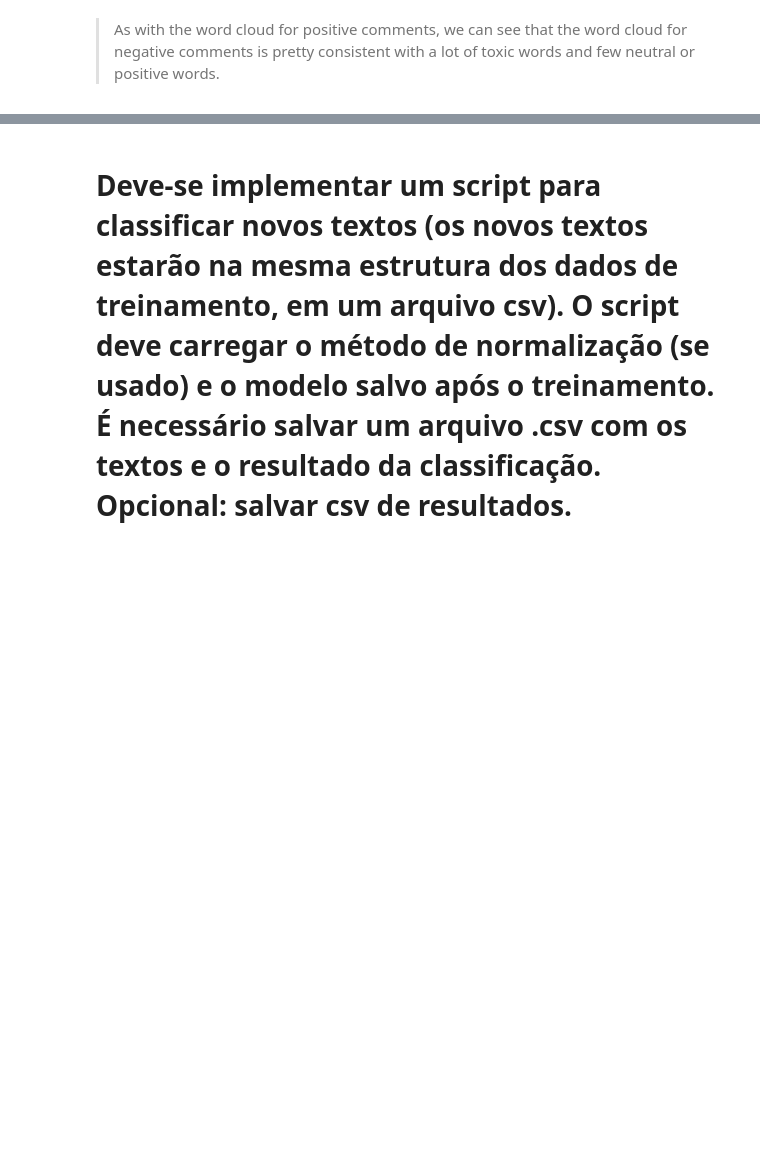
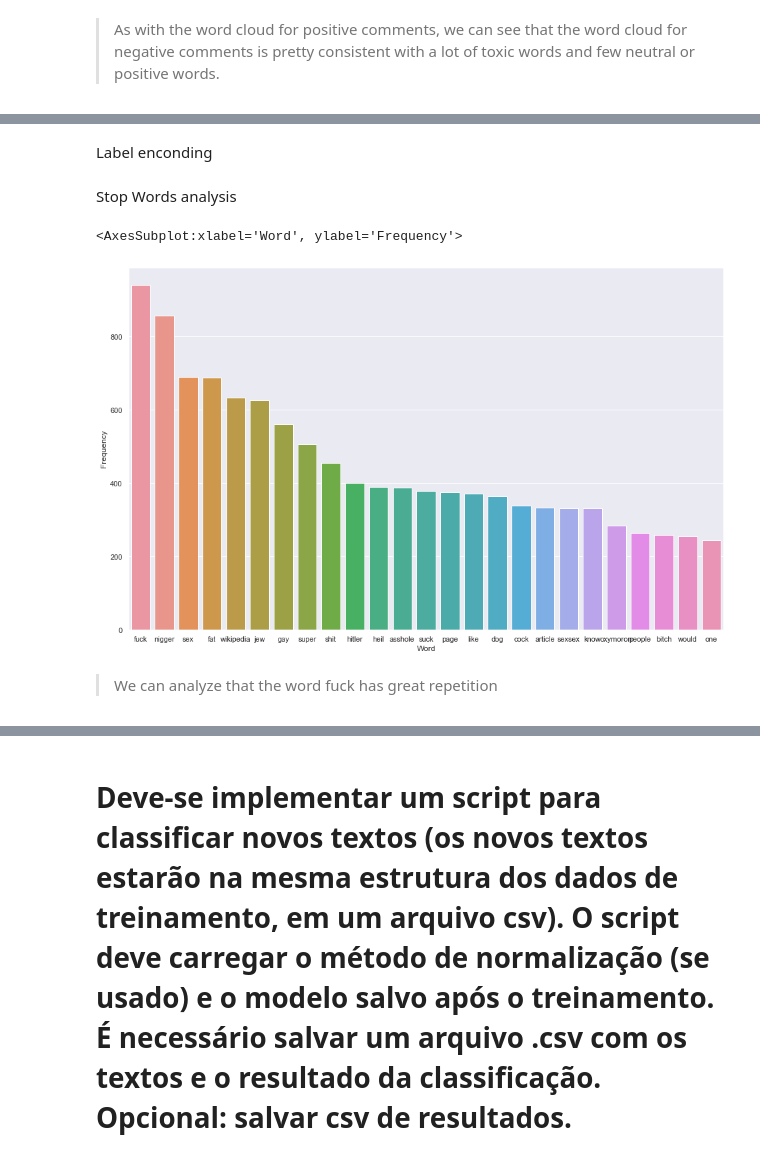
Before and after one commit to RichardeLira/Python-IA-Dell-Lead-, a Jupyter notebook: Final/AF.ipynb, the cells around one changed output, grey strips where cells are left out. Drawn from its saved outputs; the diff is of its cells as text; code cells hidden in the pictures; blank space fills up the shorter version.

```diff
--- a/Final/AF.ipynb
+++ b/Final/AF.ipynb
@@ -482,0 +440,4 @@ sns.histplot(
+# %%
+# Basic preprocessing on train dataframe
+train_df = pre_processing(train_df,'comment_text')
+train_df
@@ -482,0 +458,21 @@ sns.histplot(
+# %% [markdown]
+Label enconding
+# %%
+label_enconder = preprocessing.LabelEncoder()
+train_df['Toxic'] = label_enconder.fit_transform(train_df['Toxic'])
+# %% [markdown]
+Stop Words analysis
+# %%
+stopwords = set(nltk.corpus.stopwords.words('english'))
+# %%
+train_df['Removing StopWords'] = train_df['comment_text'].apply(lambda x: pre_proces.remove_stopwords(x,stopwords))
+# %%
+corpus = train_df['Removing StopWords'].tolist()
+word_count = Counter(" ".join(corpus).split()).most_common(25)
+word_frequency = pd.DataFrame(word_count, columns = ['Word', 'Frequency'])
+sns.barplot(x="Word", y="Frequency", data=word_frequency)
+# %% [output]
+<AxesSubplot:xlabel='Word', ylabel='Frequency'>
+[figure, added]
+# %% [markdown]
+> We can analyze that the word fuck has great repetition
```
Also changed, not shown: parts of 39 cells of this notebook, 4 other files.
